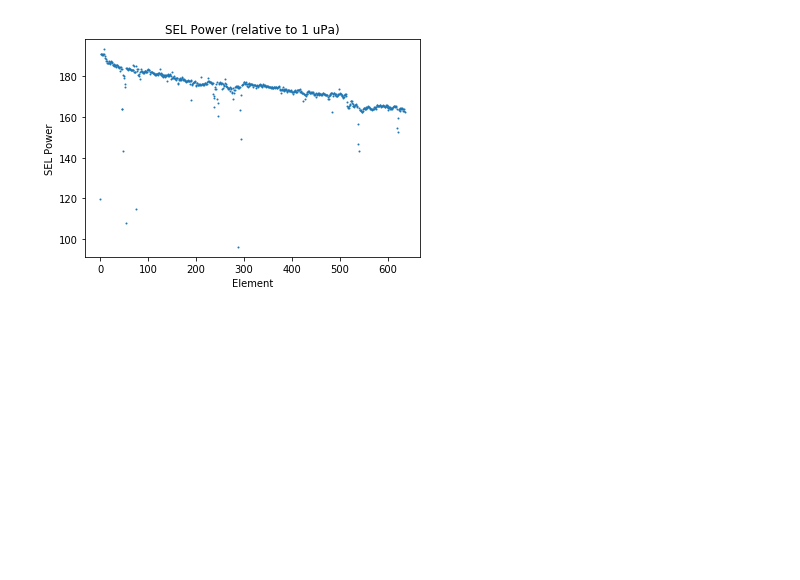
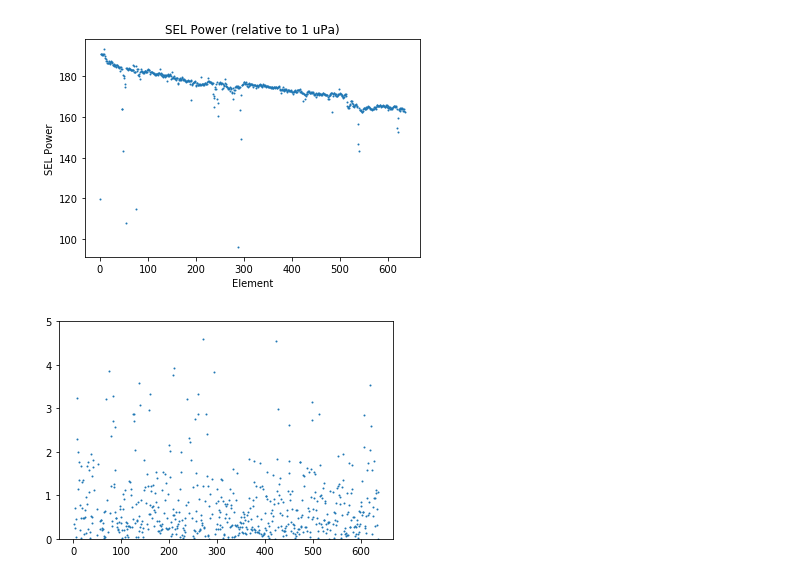
Before and after one commit to efreneau/Machine-Learning-On-Seismic-Streamer-Data, a Jupyter notebook: Calculating RMS and SEL.ipynb, the cells around one changed output. Drawn from its saved outputs; the diff is of its cells as text; code cells hidden in the pictures; blank space fills up the shorter version.

```diff
--- a/Calculating RMS and SEL.ipynb
+++ b/Calculating RMS and SEL.ipynb
@@ -1,13 +1,8 @@
 # %%
-import math
-import scipy
-import scipy.io
-import scipy.signal as s
-from scipy.interpolate import interp1d
-from scipy.interpolate import InterpolatedUnivariateSpline
+import scipy as sp
+import numpy as np
 import matplotlib.pyplot as plt
 import statsmodels.api as sm
-import numpy as np
 
 def todB(x): return 10 * np.log10(abs(x))
 def amp(x): return 10**(x/10)
@@ -23,10 +18,10 @@ def t90(x):
 #   t90(x) gradually increases a symetric window around the peak untill it reaches 90% of the total
 #   returns the window size in units of seconds
 
-full = scipy.io.loadmat('23B_121_86_FullGun.mat')
-partial = scipy.io.loadmat('23B_123_409_NoGun.mat')
+full = sp.io.loadmat('23B_121_86_FullGun.mat')
+partial = sp.io.loadmat('23B_123_409_NoGun.mat')
 
-test = scipy.io.loadmat('MGL1212_Line_AT.mat')
+test = sp.io.loadmat('MGL1212_Line_AT.mat')
 
 f1 = full['Data1']
 f2 = full['Data2']
@@ -50,7 +45,7 @@ sos=[[1,-2,1,1,-1.82570619168342,0.881881926844246],[1,-2,1,1,-1.65627993129105,
 
 fData = []
 for row in f1:
-    fData.append(s.sosfilt(sos,row))
+    fData.append(sp.signal.sosfilt(sos,row))
 fData=np.asarray(fData)#recast as ndarray
 # %%
 # II. Adjusting for group length (+6dB)
@@ -84,25 +79,27 @@ plt.show()
 # %%
 # IV. Calculate RMS of power
 
-squaredPressure = np.multiply(winData,winData)
+squaredPressure = winData**2
 
 RMS = []
 T90 = []
 i = 0
 
 for row in squaredPressure:
-    T90a=t90(row)
-    RMS.append(10*np.log10(sum(row)/(fs*T90a)))#integrate squared pressure / T90
+    T90a=t90(row)#row
+    RMS1 = 10*np.log10(sum(row)/(fs*T90a))
+    RMS.append(RMS1)#integrate squared pressure / T90
     i = i+1
     T90.append(T90a)
 RMS = np.asarray(RMS)#recast as ndarray
-#print(RMS)
-#print(T90)
-b = np.linspace(0,len(RMS),len(RMS))
+b = np.linspace(1,636,636)
+#plt.ylim([155,190])
 plt.scatter(b,RMS,s=1,c='r')
 plt.title('RMS Power (relative to 1 uPa)')
 plt.xlabel('Element')
 plt.ylabel('RMS Power')
 plt.show()
+print(RMS[1])
+print(RMS[634])
 # %% [output]
 [figure]
@@ -129,2 +126,10 @@ plt.show()
+# %%
+#V. Remove noisy or inaccurate channels
+dSEL = abs(np.append(np.diff(RMS),0))
+plt.ylim([0,5])
+plt.scatter(b,dSEL,s=1)
+plt.show()
+# %% [output]
+[figure, added]
 # %%
 #VI. Fitting Data
```
Also changed, not shown: parts of 2 cells of this notebook.
